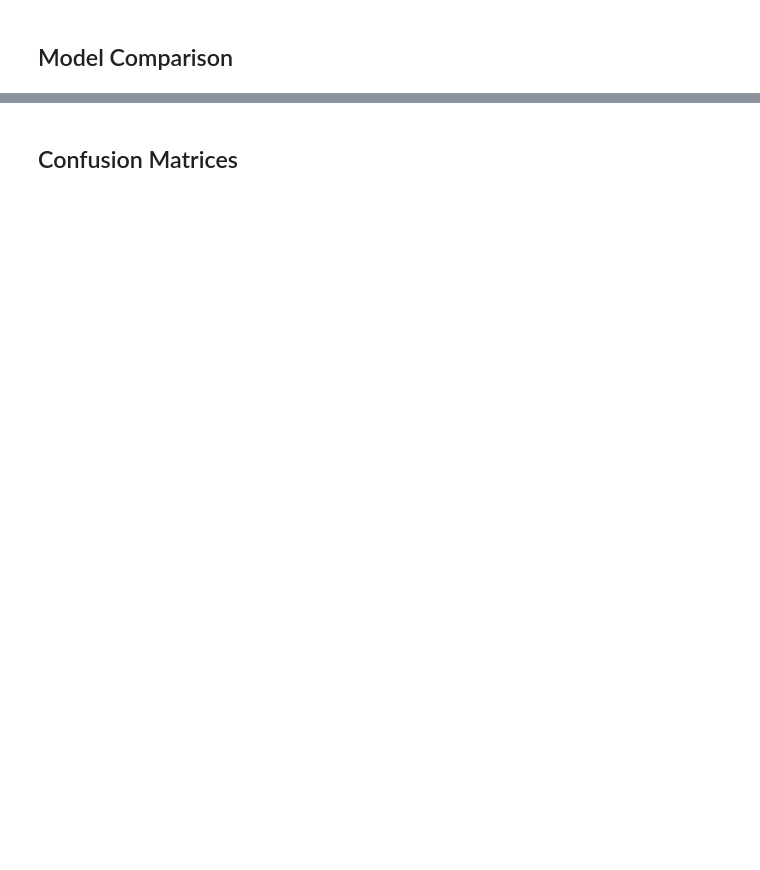
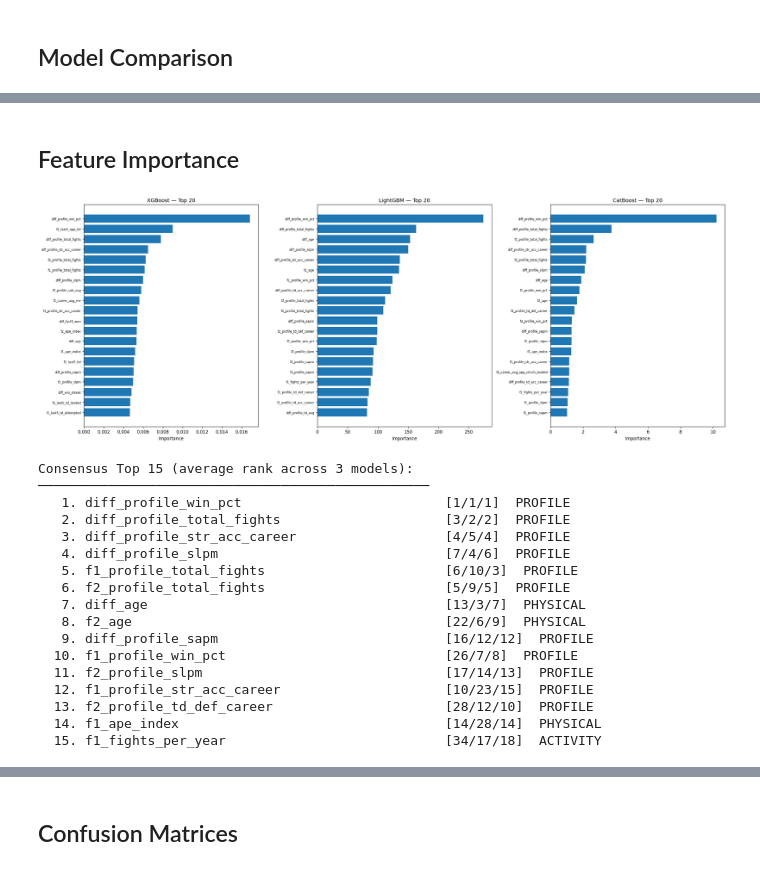
Before and after one commit to sandersont/UFCML, a Jupyter notebook: notebooks/05_modeling.ipynb, the cells around one changed output, grey strips where cells are left out. Cells and saved outputs as stored; diff of their text form; code cells hidden in the pictures; blank space fills up the shorter version.

```diff
--- a/notebooks/05_modeling.ipynb
+++ b/notebooks/05_modeling.ipynb
@@ -662,0 +429,71 @@ Profile impact: +0.112
+# %% [markdown]
+## Feature Importance
+# %%
+fig, axes = plt.subplots(1, 3, figsize=(22, 8))
+
+importance_data = {}
+
+for idx, (name, mtype) in enumerate([('XGBoost', 'xgb'), ('LightGBM', 'lgb'), ('CatBoost', 'cat')]):
+    model = all_results[name]['model']
+    imp = model.feature_importances_
+
+    imp_df = pd.DataFrame({'feature': feature_cols, 'importance': imp})
+    imp_df = imp_df.sort_values('importance', ascending=False)
+    importance_data[name] = imp_df
+
+    top20 = imp_df.head(20)
+    ax = axes[idx]
+    ax.barh(range(20), top20['importance'].values[::-1])
+    ax.set_yticks(range(20))
+    ax.set_yticklabels(top20['feature'].values[::-1], fontsize=7)
+    ax.set_title(f'{name} — Top 20')
+    ax.set_xlabel('Importance')
+
+plt.tight_layout()
+plt.savefig(DATA / 'feature_importance_comparison.png', dpi=150, bbox_inches='tight')
+plt.show()
+
+# ── Consensus ranking ──
+rank_df = pd.DataFrame({'feature': feature_cols})
+for name, imp_df in importance_data.items():
+    merged = imp_df.copy()
+    merged['rank'] = merged['importance'].rank(ascending=False)
+    rank_df = rank_df.merge(merged[['feature', 'rank']], on='feature', suffixes=('', f'_{name}'))
+    rank_df = rank_df.rename(columns={'rank': f'rank_{name}'})
+
+rank_cols = [c for c in rank_df.columns if c.startswith('rank_')]
+rank_df['avg_rank'] = rank_df[rank_cols].mean(axis=1)
+rank_df = rank_df.sort_values('avg_rank')
+
+print("Consensus Top 15 (average rank across 3 models):")
+print("─" * 50)
+for i, (_, row) in enumerate(rank_df.head(15).iterrows()):
+    feat = row['feature']
+    ranks = [f"{row[c]:.0f}" for c in rank_cols]
+    ftype = ('PROFILE' if 'profile' in feat else
+             'PHYSICAL' if any(x in feat for x in ['age', 'height', 'reach', 'ape', 'weight_lbs']) else
+             'CAREER' if 'career' in feat else
+             'LAST-3' if 'last3' in feat else
+             'LAST-5' if 'last5' in feat else
+             'ACTIVITY' if any(x in feat for x in ['streak', 'days_since', 'fights_per']) else
+             'OTHER')
+    print(f"  {i+1:>2}. {feat:<45s} [{'/'.join(ranks)}]  {ftype}")
+# %% [output]
+[figure, added]
+Consensus Top 15 (average rank across 3 models):
+──────────────────────────────────────────────────
+   1. diff_profile_win_pct                          [1/1/1]  PROFILE
+   2. diff_profile_total_fights                     [3/2/2]  PROFILE
+   3. diff_profile_str_acc_career                   [4/5/4]  PROFILE
+   4. diff_profile_slpm                             [7/4/6]  PROFILE
+   5. f1_profile_total_fights                       [6/10/3]  PROFILE
+   6. f2_profile_total_fights                       [5/9/5]  PROFILE
+   7. diff_age                                      [13/3/7]  PHYSICAL
+   8. f2_age                                        [22/6/9]  PHYSICAL
+   9. diff_profile_sapm                             [16/12/12]  PROFILE
+  10. f1_profile_win_pct                            [26/7/8]  PROFILE
+  11. f2_profile_slpm                               [17/14/13]  PROFILE
+  12. f1_profile_str_acc_career                     [10/23/15]  PROFILE
+  13. f2_profile_td_def_career                      [28/12/10]  PROFILE
+  14. f1_ape_index                                  [14/28/14]  PHYSICAL
+  15. f1_fights_per_year                            [34/17/18]  ACTIVITY
```
Also changed, not shown: parts of 49 cells of this notebook, 22 other files.
